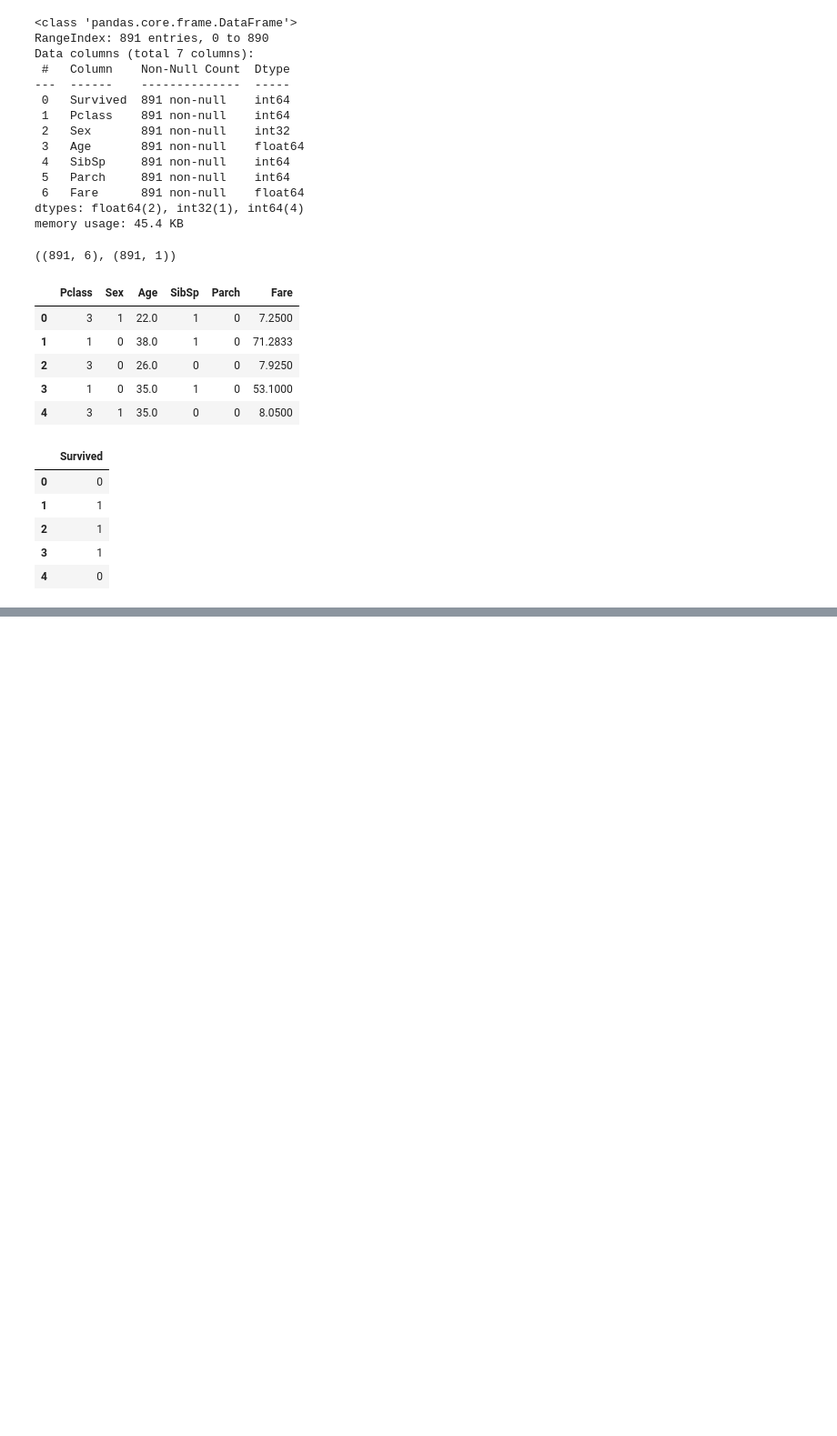
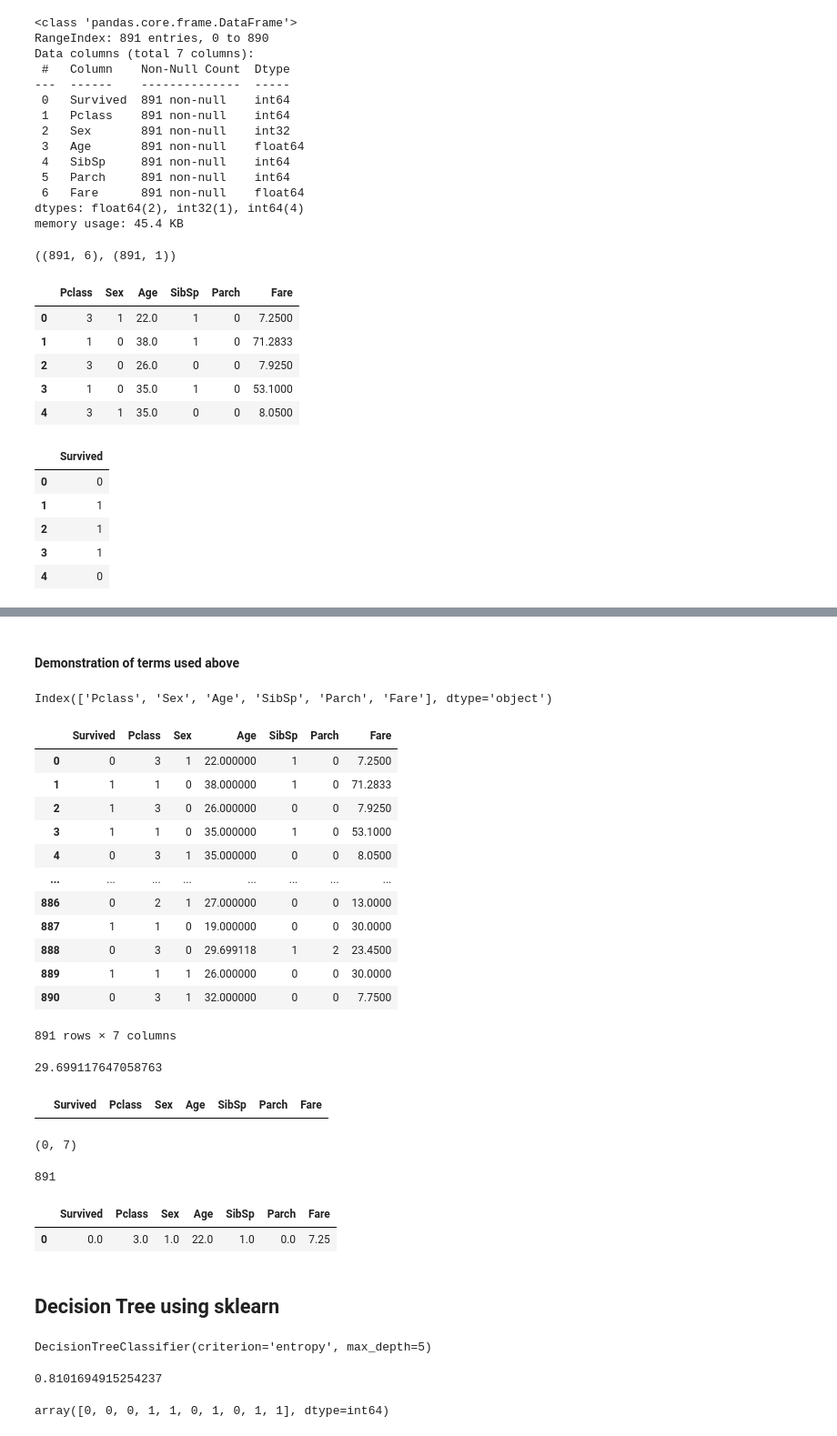
Before and after one commit to Assertor1290/ML-Target-15, a Jupyter notebook: Day_12/Decision_Tree.ipynb, the cells around one changed output, grey strips where cells are left out. Shown at 91% size. Cells and saved outputs as stored; diff of their text form; code cells hidden in the pictures; blank space fills up the shorter version.

```diff
--- a/Day_12/Decision_Tree.ipynb
+++ b/Day_12/Decision_Tree.ipynb
@@ -153,0 +294,26 @@ y.head()
+# %% [markdown]
+#### Demonstration of terms used above
+# %%
+X.columns
+# %% [output]
+Index(['Pclass', 'Sex', 'Age', 'SibSp', 'Parch', 'Fare'], dtype='object')
+# %%
+clean_data
+# %% [output]
+|  | Survived | Pclass | Sex | Age | SibSp | Parch | Fare |
+| 0 | 0 | 3 | 1 | 22.000000 | 1 | 0 | 7.2500 |
+| 1 | 1 | 1 | 0 | 38.000000 | 1 | 0 | 71.2833 |
+| 2 | 1 | 3 | 0 | 26.000000 | 0 | 0 | 7.9250 |
+| 3 | 1 | 1 | 0 | 35.000000 | 1 | 0 | 53.1000 |
+| 4 | 0 | 3 | 1 | 35.000000 | 0 | 0 | 8.0500 |
+| ... | ... | ... | ... | ... | ... | ... | ... |
+| 886 | 0 | 2 | 1 | 27.000000 | 0 | 0 | 13.0000 |
+| 887 | 1 | 1 | 0 | 19.000000 | 0 | 0 | 30.0000 |
+| 888 | 0 | 3 | 0 | 29.699118 | 1 | 2 | 23.4500 |
+| 889 | 1 | 1 | 1 | 26.000000 | 0 | 0 | 30.0000 |
+| 890 | 0 | 3 | 1 | 32.000000 | 0 | 0 | 7.7500 |
+891 rows × 7 columns
+# %%
+clean_data['Age'].mean()
+# %% [output]
+29.699117647058763
@@ -153,0 +322,12 @@ y.head()
+# %%
+x_right
+# %% [output]
+|  | Survived | Pclass | Sex | Age | SibSp | Parch | Fare |
+# %%
+x_right.shape
+# %% [output]
+(0, 7)
+# %%
+clean_data.shape[0]
+# %% [output]
+891
@@ -153,0 +336,7 @@ y.head()
+# %%
+x_right
+# %% [output]
+|  | Survived | Pclass | Sex | Age | SibSp | Parch | Fare |
+| 0 | 0.0 | 3.0 | 1.0 | 22.0 | 1.0 | 0.0 | 7.25 |
+# %% [markdown]
+## Decision Tree using sklearn
@@ -153,0 +353,12 @@ y.head()
+# %%
+dt_tree.fit(X_train,y_train)
+# %% [output]
+DecisionTreeClassifier(criterion='entropy', max_depth=5)
+# %%
+dt_tree.score(X_test,y_test)
+# %% [output]
+0.8101694915254237
+# %%
+dt_tree.predict(X_test[:10])
+# %% [output]
+array([0, 0, 0, 1, 1, 0, 1, 0, 1, 1], dtype=int64)
```
Also changed, not shown: parts of 44 cells of this notebook.
